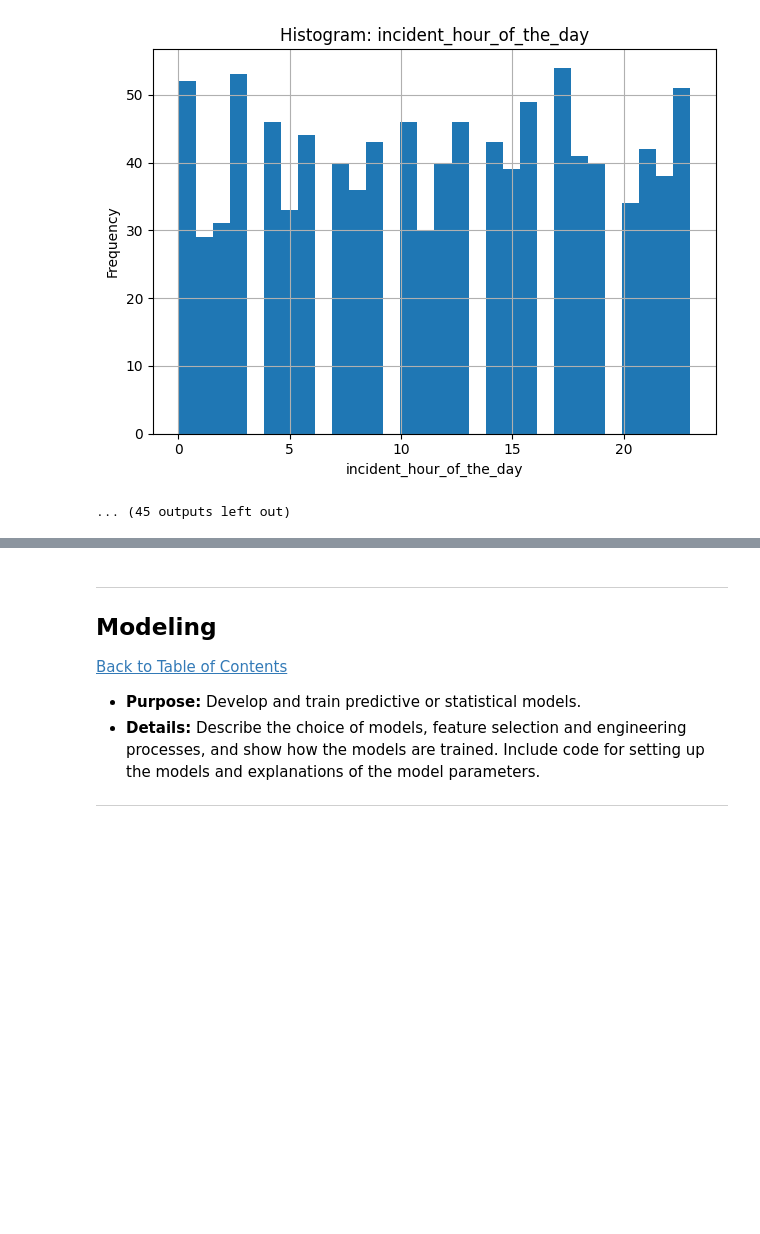
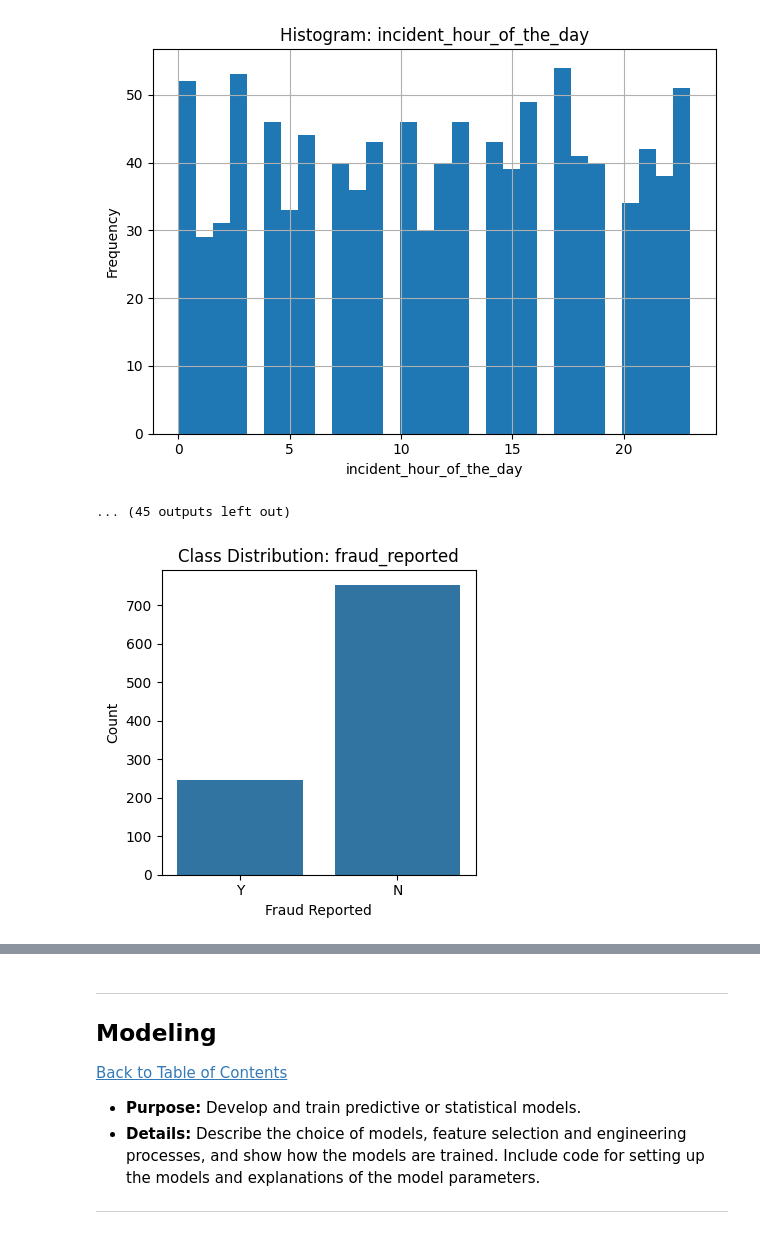
Before and after one commit to ADP777/Workplace-Project, a Jupyter notebook: QCTO---Workplace-Module-Notebook-Template-4571.ipynb, the cells around one changed output, grey strips where cells are left out. Drawn from its saved outputs; the diff is of its cells as text; code cells hidden in the pictures; blank space fills up the shorter version.

```diff
--- a/QCTO---Workplace-Module-Notebook-Template-4571.ipynb
+++ b/QCTO---Workplace-Module-Notebook-Template-4571.ipynb
@@ -372,3 +360,92 @@ Numerical summary statistics:
 [figure]
 [figure]
 ... (45 outputs left out)
+# %%
+# =========================================
+# Additional EDA: target, time, and geography
+# =========================================
+
+# Make sure we know the target column name
+target_col = "fraud_reported"
+
+# 1) Visualise the class distribution of the target
+# -------------------------------------------------
+if target_col in df.columns:
+    plt.figure(figsize=(4, 4))
+    sns.countplot(x=target_col, data=df)
+    plt.title("Class Distribution: fraud_reported")
+    plt.xlabel("Fraud Reported")
+    plt.ylabel("Count")
+    plt.tight_layout()
+    plt.show()
+
+
+# 2) Fraud rate by incident hour of the day
+# -----------------------------------------
+if {"incident_hour_of_the_day", target_col}.issubset(df.columns):
+
+    hour_fraud = (
+        df.groupby("incident_hour_of_the_day")[target_col]
+          .apply(lambda x: (x == "Y").mean())
+          .reset_index(name="fraud_rate")
+          .sort_values("incident_hour_of_the_day")
+    )
+
+    plt.figure(figsize=(8, 4))
+    plt.plot(
+        hour_fraud["incident_hour_of_the_day"],
+        hour_fraud["fraud_rate"],
+        marker="o"
+    )
+    plt.xticks(range(0, 24, 2))
+    plt.xlabel("Incident Hour of the Day")
+    plt.ylabel("Fraud Rate")
+    plt.title("Fraud Rate by Incident Hour of the Day")
+    plt.tight_layout()
+    plt.show()
+
+    display(hour_fraud.head())
+
+
+# 3) Fraud rate by geography (policy_state / incident_state)
+# ----------------------------------------------------------
+for geo_col in ["policy_state", "incident_state"]:
+    if {geo_col, target_col}.issubset(df.columns):
+
+        geo_fraud = (
+            df.groupby(geo_col)[target_col]
+              .apply(lambda x: (x == "Y").mean())
+              .reset_index(name="fraud_rate")
+              .sort_values("fraud_rate", ascending=False)
+        )
+
+        plt.figure(figsize=(8, 4))
+        sns.barplot(data=geo_fraud, x="fraud_rate", y=geo_col)
+        plt.xlabel("Fraud Rate")
+        plt.ylabel(geo_col)
+        plt.title(f"Fraud Rate by {geo_col}")
+        plt.tight_layout()
+        plt.show()
+
+        display(geo_fraud.head())
+
+
+# 4) (Optional) Simple fraud-rate helper for any categorical column
+# -----------------------------------------------------------------
+def fraud_rate_by(col):
+    """
+    Convenience function to inspect fraud rate for any categorical feature.
+    Usage example (in a separate small cell):
+        fraud_rate_by("incident_type").head()
+    """
+    if {col, target_col}.issubset(df.columns):
+        return (
+            df.groupby(col)[target_col]
+              .apply(lambda x: (x == "Y").mean())
+              .sort_values(ascending=False)
+              .to_frame("fraud_rate")
+        )
+    else:
+        raise KeyError(f"Column '{col}' or '{target_col}' not in dataframe.")
+# %% [output]
+[figure, added]
```
Also changed, not shown: parts of 20 cells of this notebook, 1 other file.
